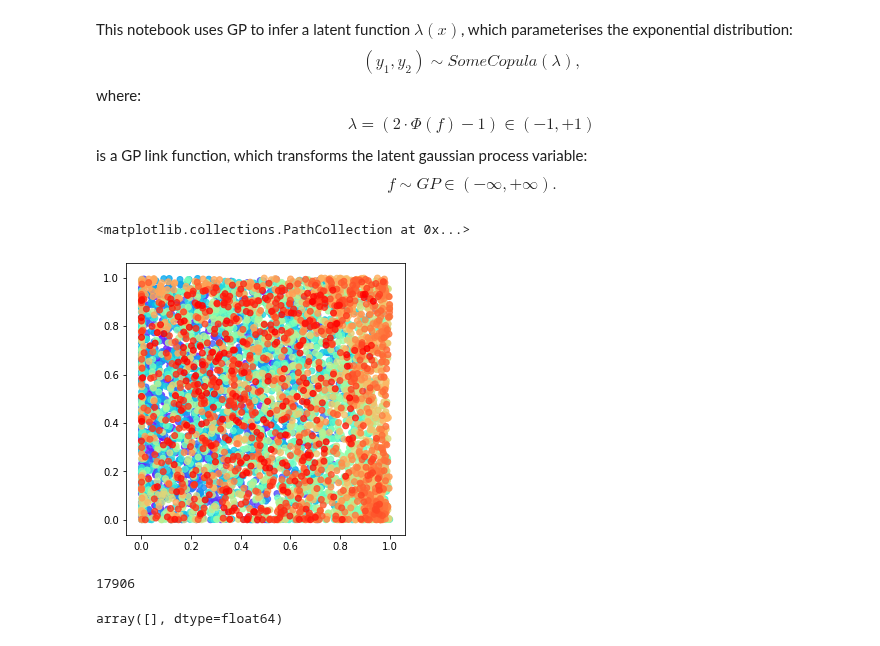
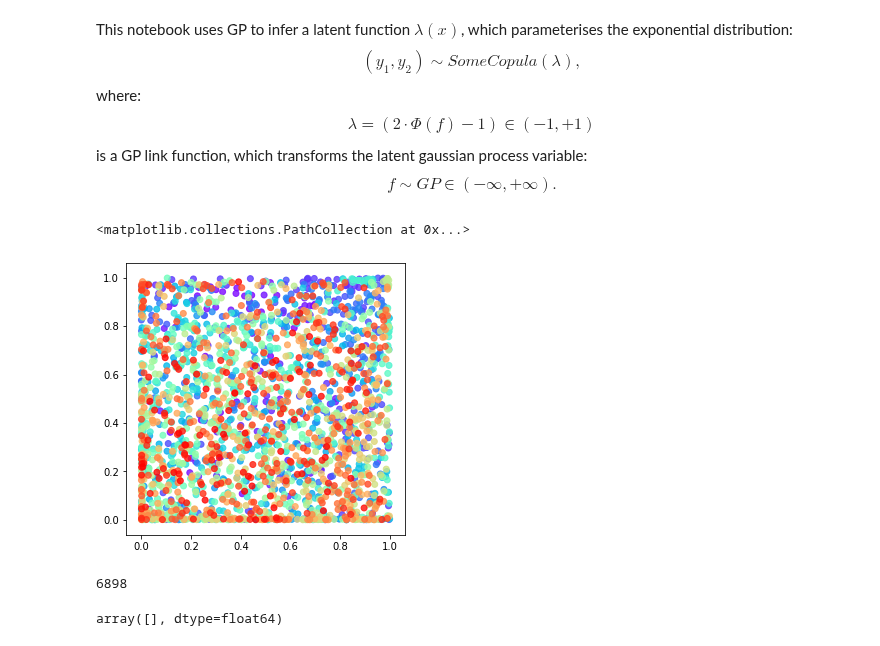
Before and after one commit to NinelK/CopulaGP, a Jupyter notebook: MultiParam_RealData.ipynb, the cells around one changed output. Cells and saved outputs as stored; diff of their text form; code cells hidden in the pictures.

```diff
--- a/MultiParam_RealData.ipynb
+++ b/MultiParam_RealData.ipynb
@@ -33,7 +33,7 @@ import matplotlib.pyplot as plt
 import matplotlib.cm as cm
 
 animal = 'ST263'
-day_name = 'Day2'
+day_name = 'Day1'
 path = '/home/nina/VRData/Processing/pkls'
 
 with open("{}/{}_{}_signals.pkl".format(path,animal,day_name),'rb') as f:
@@ -44,32 +44,32 @@ for s in ['ROIsN','trialStart','maxTrialNum','trials']:
     assert(np.allclose(signal_pkl[s],behaviour_pkl[s]))
 # %%
 signals = signal_pkl['signals_transformed']
-n1 = 11
-n2 = 5
+n1 = 13
+n2 = 17
 Y_all = np.array([signals[n1],signals[n2]]).T
 #Y_all = np.array([signals[n1],behaviour_pkl['transformed_licks']]).T
 X_all = np.array(behaviour_pkl['position'])#local_time
 
 rule = (Y_all[:,0]>1e-4) & (Y_all[:,1]>1e-4)  \
         & (Y_all[:,0]<1.-1e-4) & (Y_all[:,1]<1.-1e-4)#\
         #& (X_all > 120.)#& (time>7*60)
 
 X = np.reshape(X_all[rule],(-1,1))
 X[X<0] = 160.+X[X<0]
 X[X>160] = X[X>160]-160.
 X = X/160.
 Y = Y_all[rule]
 
 NSamp = X.shape[0]
 plt.figure(figsize=(5,5))
 colors = cm.rainbow(np.linspace(0., 1., NSamp))
 skip = 3
 plt.scatter(*Y[::skip].T, color=colors[::skip], alpha=0.8)
 
 # X = np.flip(X,axis=0).copy()
 # Y = np.flip(Y,axis=0).copy()
 # %% [output]
 <matplotlib.collections.PathCollection at 0x...>
-[figure, old version]
+[figure, new version]
 # %%
 #likelihoods = [ClaytonCopula_Likelihood(rotation='0°'),ClaytonCopula_Likelihood(rotation='180°'),GaussianCopula_Likelihood()]
@@ -97,7 +91,7 @@ likelihoods = [GaussianCopula_Likelihood(),
 # %%
 NSamp
 # %% [output]
-17906
+6898
 # %%
 Y[Y!=Y]
 # %% [output]
```
Also changed, not shown: parts of 8 cells of this notebook, 2 other files.
